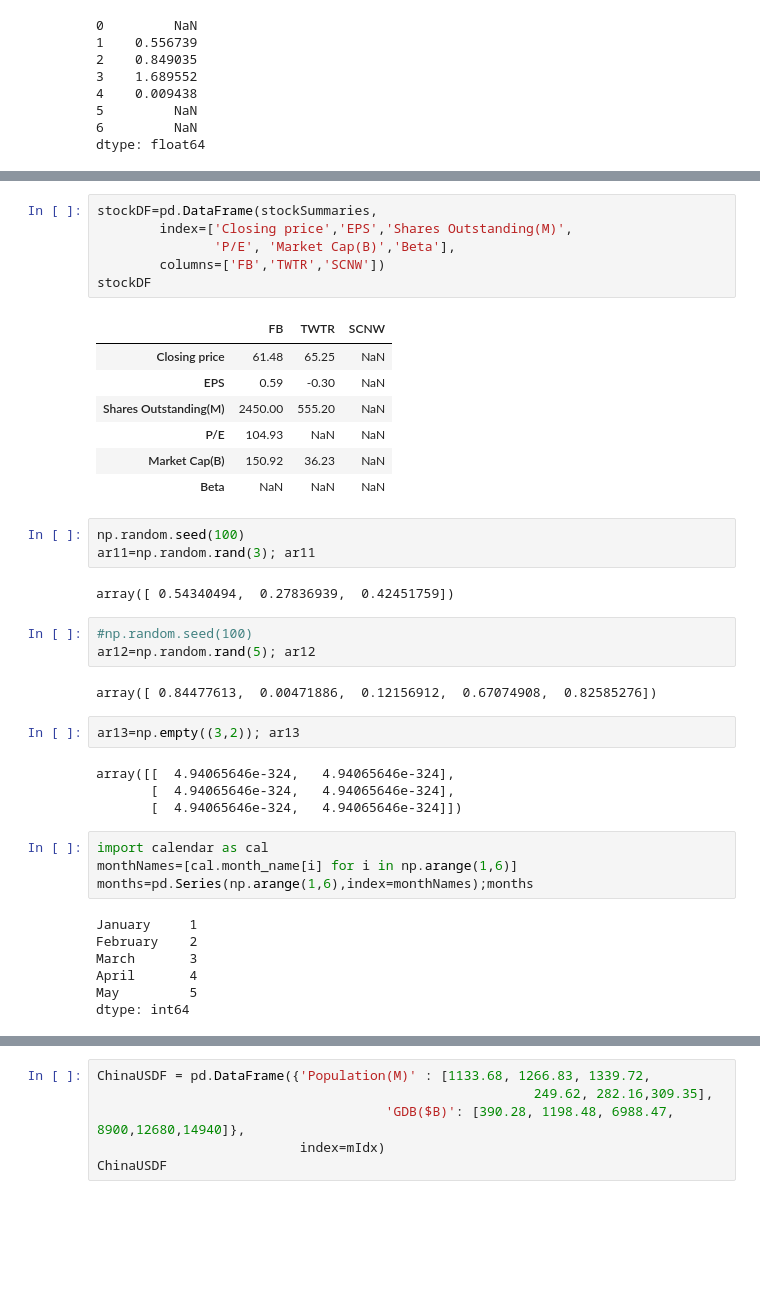
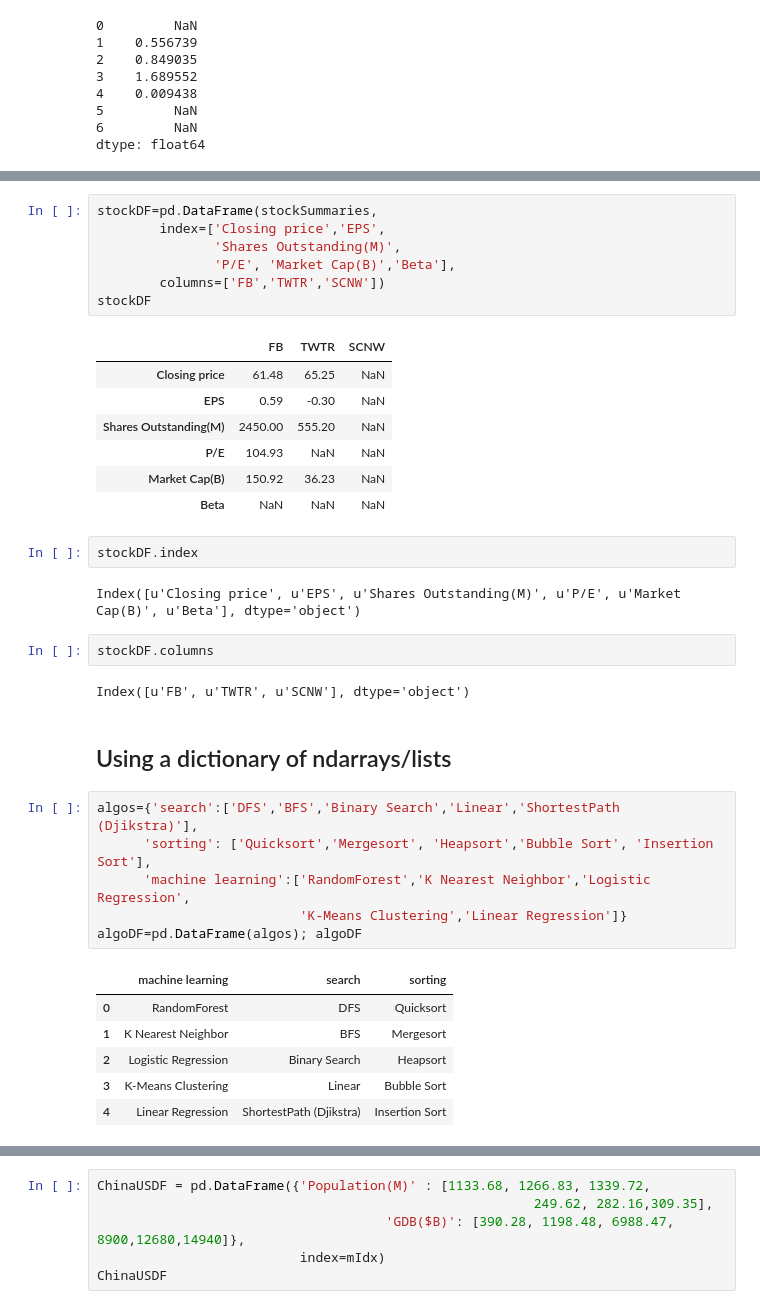
Before and after one commit to femibyte/mastering_pandas, a Jupyter notebook: MasteringPandas-chap3_DataStructures.ipynb, the cells around one changed output, grey strips where cells are left out. Saved outputs shown, nothing was run; the diff lists cells and outputs as text; blank space fills up the shorter version.

```diff
--- a/MasteringPandas-chap3_DataStructures.ipynb
+++ b/MasteringPandas-chap3_DataStructures.ipynb
@@ -988,7 +977,8 @@ stockDF=pd.DataFrame(stockSummaries,
 | Beta | 0.84 | 0.52 | NaN | 0.87 | NaN | 0.66 |
 # %%
 stockDF=pd.DataFrame(stockSummaries,
-        index=['Closing price','EPS','Shares Outstanding(M)',
+        index=['Closing price','EPS',
+               'Shares Outstanding(M)',
                'P/E', 'Market Cap(B)','Beta'],
         columns=['FB','TWTR','SCNW'])
 stockDF
@@ -1000,30 +990,26 @@ stockDF
 | P/E | 104.93 | NaN | NaN |
 | Market Cap(B) | 150.92 | 36.23 | NaN |
 | Beta | NaN | NaN | NaN |
-# %%
-np.random.seed(100)
-ar11=np.random.rand(3); ar11
-# %% [output]
-array([ 0.54340494,  0.27836939,  0.42451759])
-# %%
-#np.random.seed(100)
-ar12=np.random.rand(5); ar12
-# %% [output]
-array([ 0.84477613,  0.00471886,  0.12156912,  0.67074908,  0.82585276])
-# %%
-ar13=np.empty((3,2)); ar13
-# %% [output]
-array([[  4.94065646e-324,   4.94065646e-324],
-       [  4.94065646e-324,   4.94065646e-324],
-       [  4.94065646e-324,   4.94065646e-324]])
-# %%
-import calendar as cal
-monthNames=[cal.month_name[i] for i in np.arange(1,6)]
-months=pd.Series(np.arange(1,6),index=monthNames);months
-# %% [output]
-January     1
-February    2
-March       3
-April       4
-May         5
-dtype: int64
+# %%
+stockDF.index
+# %% [output]
+Index([u'Closing price', u'EPS', u'Shares Outstanding(M)', u'P/E', u'Market Cap(B)', u'Beta'], dtype='object')
+# %%
+stockDF.columns
+# %% [output]
+Index([u'FB', u'TWTR', u'SCNW'], dtype='object')
+# %% [markdown]
+<h2>Using a dictionary of ndarrays/lists</h2>
+# %%
+algos={'search':['DFS','BFS','Binary Search','Linear','ShortestPath (Djikstra)'],
+      'sorting': ['Quicksort','Mergesort', 'Heapsort','Bubble Sort', 'Insertion Sort'],
+      'machine learning':['RandomForest','K Nearest Neighbor','Logistic Regression',
+                          'K-Means Clustering','Linear Regression']}
+algoDF=pd.DataFrame(algos); algoDF
+# %% [output]
+|  | machine learning | search | sorting |
+| 0 | RandomForest | DFS | Quicksort |
+| 1 | K Nearest Neighbor | BFS | Mergesort |
+| 2 | Logistic Regression | Binary Search | Heapsort |
+| 3 | K-Means Clustering | Linear | Bubble Sort |
+| 4 | Linear Regression | ShortestPath (Djikstra) | Insertion Sort |
```
Also changed, not shown: parts of 101 cells of this notebook.
